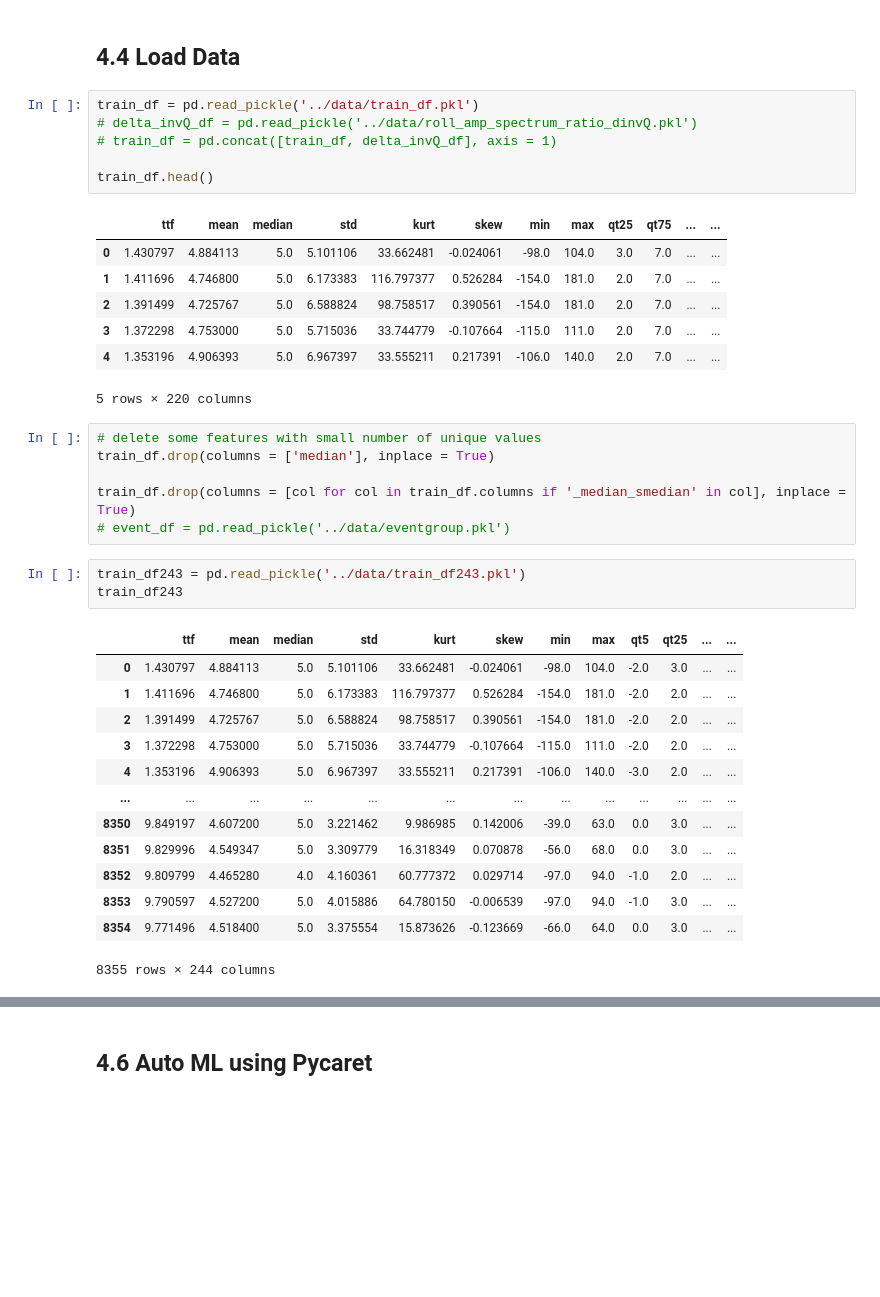
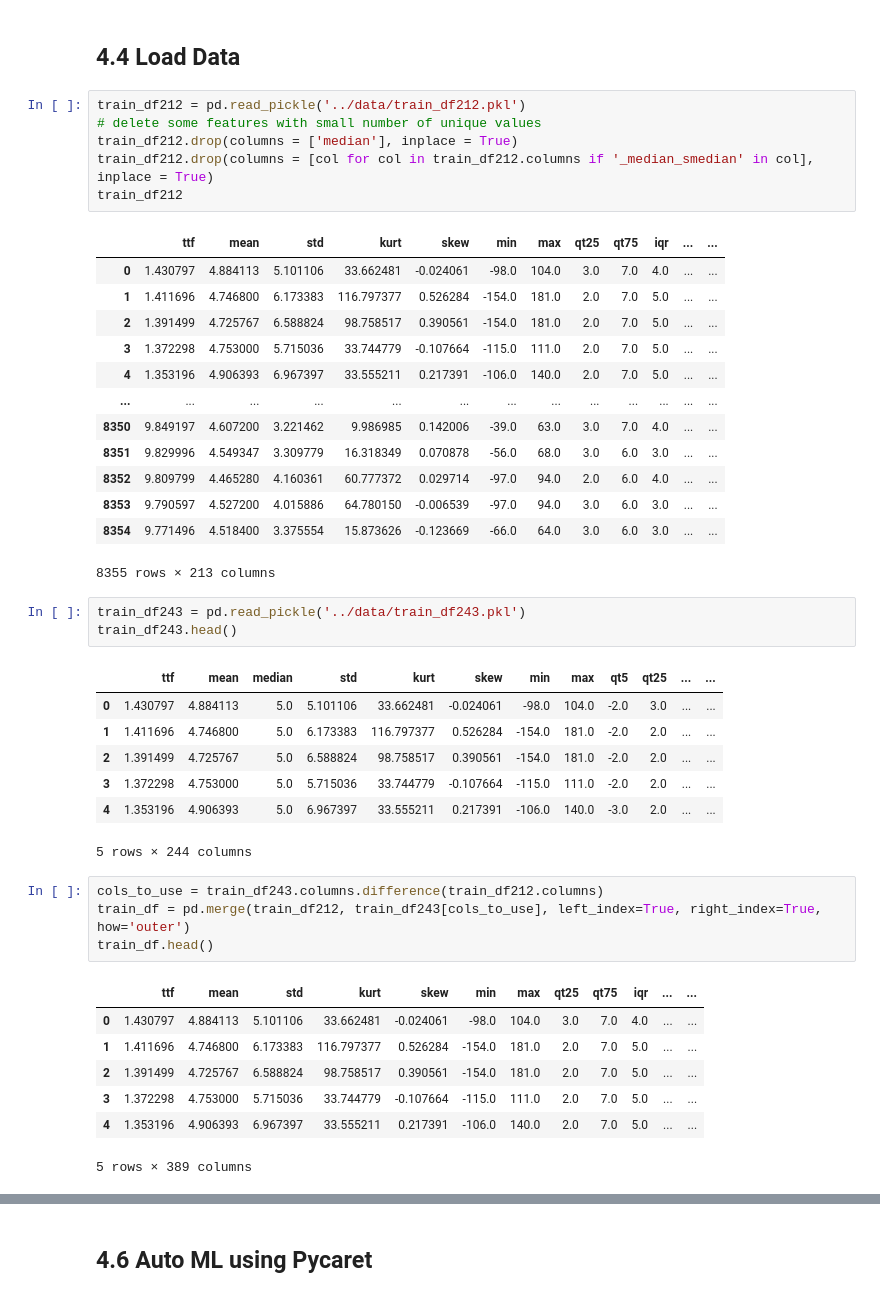
Before and after one commit to qq7933086/Laboratory_earthquake_time_prediction, a Jupyter notebook: Notebooks/04_preprocessing_and_training_Pycaret.ipynb, the cells around one changed output, grey strips where cells are left out. Cells and saved outputs as stored; diff of their text form; blank space fills up the shorter version.

```diff
--- a/Notebooks/04_preprocessing_and_training_Pycaret.ipynb
+++ b/Notebooks/04_preprocessing_and_training_Pycaret.ipynb
@@ -25,41 +25,47 @@ import datetime
 %matplotlib inline
 # %% [markdown]
 ## 4.4 Load Data
-# %%
-train_df = pd.read_pickle('../data/train_df.pkl')
-# delta_invQ_df = pd.read_pickle('../data/roll_amp_spectrum_ratio_dinvQ.pkl')
-# train_df = pd.concat([train_df, delta_invQ_df], axis = 1)
-
-train_df.head()
-# %% [output]
-|  | ttf | mean | median | std | kurt | skew | min | max | qt25 | qt75 | ... | ... |
-| 0 | 1.430797 | 4.884113 | 5.0 | 5.101106 | 33.662481 | -0.024061 | -98.0 | 104.0 | 3.0 | 7.0 | ... | ... |
-| 1 | 1.411696 | 4.746800 | 5.0 | 6.173383 | 116.797377 | 0.526284 | -154.0 | 181.0 | 2.0 | 7.0 | ... | ... |
-| 2 | 1.391499 | 4.725767 | 5.0 | 6.588824 | 98.758517 | 0.390561 | -154.0 | 181.0 | 2.0 | 7.0 | ... | ... |
-| 3 | 1.372298 | 4.753000 | 5.0 | 5.715036 | 33.744779 | -0.107664 | -115.0 | 111.0 | 2.0 | 7.0 | ... | ... |
-| 4 | 1.353196 | 4.906393 | 5.0 | 6.967397 | 33.555211 | 0.217391 | -106.0 | 140.0 | 2.0 | 7.0 | ... | ... |
-5 rows × 220 columns
 # %%
+train_df212 = pd.read_pickle('../data/train_df212.pkl')
 # delete some features with small number of unique values
-train_df.drop(columns = ['median'], inplace = True)
-
-train_df.drop(columns = [col for col in train_df.columns if '_median_smedian' in col], inplace = True)
-# event_df = pd.read_pickle('../data/eventgroup.pkl')
+train_df212.drop(columns = ['median'], inplace = True)
+train_df212.drop(columns = [col for col in train_df212.columns if '_median_smedian' in col], inplace = True)
+train_df212
+# %% [output]
+|  | ttf | mean | std | kurt | skew | min | max | qt25 | qt75 | iqr | ... | ... |
+| 0 | 1.430797 | 4.884113 | 5.101106 | 33.662481 | -0.024061 | -98.0 | 104.0 | 3.0 | 7.0 | 4.0 | ... | ... |
+| 1 | 1.411696 | 4.746800 | 6.173383 | 116.797377 | 0.526284 | -154.0 | 181.0 | 2.0 | 7.0 | 5.0 | ... | ... |
+| 2 | 1.391499 | 4.725767 | 6.588824 | 98.758517 | 0.390561 | -154.0 | 181.0 | 2.0 | 7.0 | 5.0 | ... | ... |
+| 3 | 1.372298 | 4.753000 | 5.715036 | 33.744779 | -0.107664 | -115.0 | 111.0 | 2.0 | 7.0 | 5.0 | ... | ... |
+| 4 | 1.353196 | 4.906393 | 6.967397 | 33.555211 | 0.217391 | -106.0 | 140.0 | 2.0 | 7.0 | 5.0 | ... | ... |
+| ... | ... | ... | ... | ... | ... | ... | ... | ... | ... | ... | ... | ... |
+| 8350 | 9.849197 | 4.607200 | 3.221462 | 9.986985 | 0.142006 | -39.0 | 63.0 | 3.0 | 7.0 | 4.0 | ... | ... |
+| 8351 | 9.829996 | 4.549347 | 3.309779 | 16.318349 | 0.070878 | -56.0 | 68.0 | 3.0 | 6.0 | 3.0 | ... | ... |
+| 8352 | 9.809799 | 4.465280 | 4.160361 | 60.777372 | 0.029714 | -97.0 | 94.0 | 2.0 | 6.0 | 4.0 | ... | ... |
+| 8353 | 9.790597 | 4.527200 | 4.015886 | 64.780150 | -0.006539 | -97.0 | 94.0 | 3.0 | 6.0 | 3.0 | ... | ... |
+| 8354 | 9.771496 | 4.518400 | 3.375554 | 15.873626 | -0.123669 | -66.0 | 64.0 | 3.0 | 6.0 | 3.0 | ... | ... |
+8355 rows × 213 columns
 # %%
 train_df243 = pd.read_pickle('../data/train_df243.pkl')
-train_df243
+train_df243.head()
 # %% [output]
 |  | ttf | mean | median | std | kurt | skew | min | max | qt5 | qt25 | ... | ... |
 | 0 | 1.430797 | 4.884113 | 5.0 | 5.101106 | 33.662481 | -0.024061 | -98.0 | 104.0 | -2.0 | 3.0 | ... | ... |
 | 1 | 1.411696 | 4.746800 | 5.0 | 6.173383 | 116.797377 | 0.526284 | -154.0 | 181.0 | -2.0 | 2.0 | ... | ... |
 | 2 | 1.391499 | 4.725767 | 5.0 | 6.588824 | 98.758517 | 0.390561 | -154.0 | 181.0 | -2.0 | 2.0 | ... | ... |
 | 3 | 1.372298 | 4.753000 | 5.0 | 5.715036 | 33.744779 | -0.107664 | -115.0 | 111.0 | -2.0 | 2.0 | ... | ... |
 | 4 | 1.353196 | 4.906393 | 5.0 | 6.967397 | 33.555211 | 0.217391 | -106.0 | 140.0 | -3.0 | 2.0 | ... | ... |
-| ... | ... | ... | ... | ... | ... | ... | ... | ... | ... | ... | ... | ... |
-| 8350 | 9.849197 | 4.607200 | 5.0 | 3.221462 | 9.986985 | 0.142006 | -39.0 | 63.0 | 0.0 | 3.0 | ... | ... |
-| 8351 | 9.829996 | 4.549347 | 5.0 | 3.309779 | 16.318349 | 0.070878 | -56.0 | 68.0 | 0.0 | 3.0 | ... | ... |
-| 8352 | 9.809799 | 4.465280 | 4.0 | 4.160361 | 60.777372 | 0.029714 | -97.0 | 94.0 | -1.0 | 2.0 | ... | ... |
-| 8353 | 9.790597 | 4.527200 | 5.0 | 4.015886 | 64.780150 | -0.006539 | -97.0 | 94.0 | -1.0 | 3.0 | ... | ... |
-| 8354 | 9.771496 | 4.518400 | 5.0 | 3.375554 | 15.873626 | -0.123669 | -66.0 | 64.0 | 0.0 | 3.0 | ... | ... |
-8355 rows × 244 columns
+5 rows × 244 columns
+# %%
+cols_to_use = train_df243.columns.difference(train_df212.columns)
+train_df = pd.merge(train_df212, train_df243[cols_to_use], left_index=True, right_index=True, how='outer')
+train_df.head()
+# %% [output]
+|  | ttf | mean | std | kurt | skew | min | max | qt25 | qt75 | iqr | ... | ... |
+| 0 | 1.430797 | 4.884113 | 5.101106 | 33.662481 | -0.024061 | -98.0 | 104.0 | 3.0 | 7.0 | 4.0 | ... | ... |
+| 1 | 1.411696 | 4.746800 | 6.173383 | 116.797377 | 0.526284 | -154.0 | 181.0 | 2.0 | 7.0 | 5.0 | ... | ... |
+| 2 | 1.391499 | 4.725767 | 6.588824 | 98.758517 | 0.390561 | -154.0 | 181.0 | 2.0 | 7.0 | 5.0 | ... | ... |
+| 3 | 1.372298 | 4.753000 | 5.715036 | 33.744779 | -0.107664 | -115.0 | 111.0 | 2.0 | 7.0 | 5.0 | ... | ... |
+| 4 | 1.353196 | 4.906393 | 6.967397 | 33.555211 | 0.217391 | -106.0 | 140.0 | 2.0 | 7.0 | 5.0 | ... | ... |
+5 rows × 389 columns
 # %%
```
Also changed, not shown: parts of 26 cells of this notebook.
